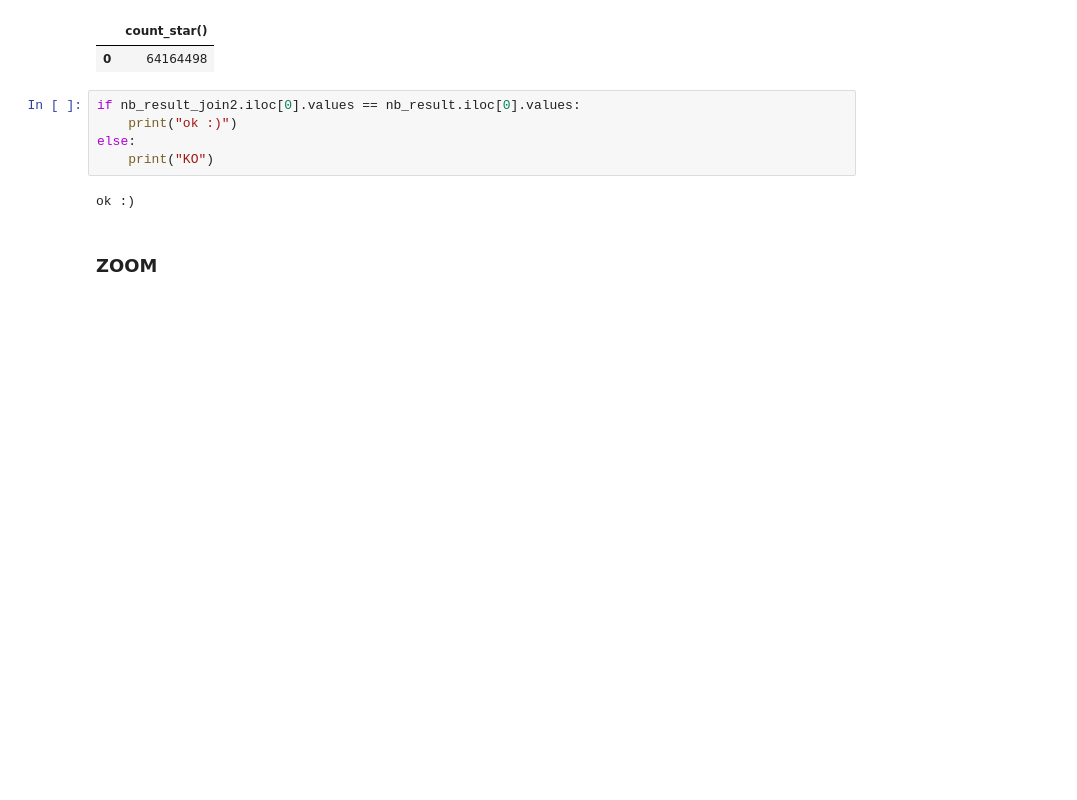
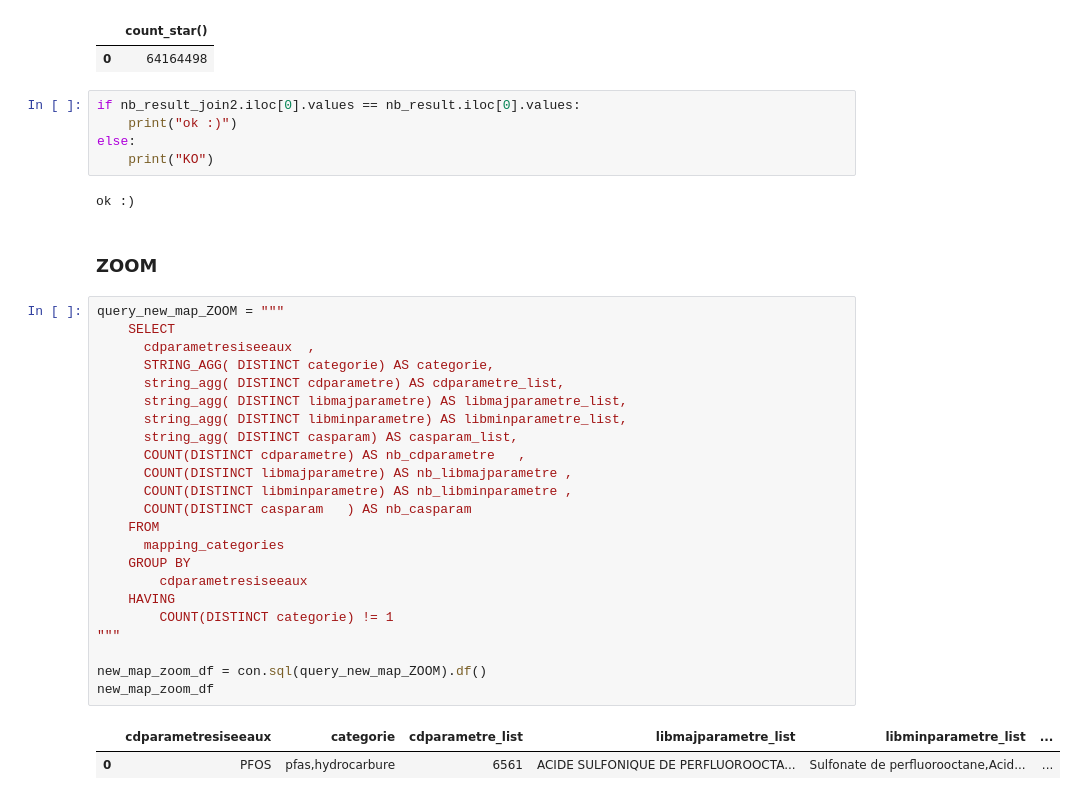
Before and after one commit to sbsrouteur/13_pollution_eau, a Jupyter notebook: analytics/notebooks/Tache165_Join-resultat-categorie.ipynb, the cells around one changed output. Cells and saved outputs as stored; diff of their text form; blank space fills up the shorter version.

```diff
--- a/analytics/notebooks/Tache165_Join-resultat-categorie.ipynb
+++ b/analytics/notebooks/Tache165_Join-resultat-categorie.ipynb
@@ -897,6 +898,32 @@ else:
 ok :)
 # %% [markdown]
 ### ZOOM
+# %%
+query_new_map_ZOOM = """
+    SELECT
+      cdparametresiseeaux  ,
+      STRING_AGG( DISTINCT categorie) AS categorie,
+      string_agg( DISTINCT cdparametre) AS cdparametre_list,
+      string_agg( DISTINCT libmajparametre) AS libmajparametre_list,
+      string_agg( DISTINCT libminparametre) AS libminparametre_list,
+      string_agg( DISTINCT casparam) AS casparam_list,
+      COUNT(DISTINCT cdparametre) AS nb_cdparametre   ,
+      COUNT(DISTINCT libmajparametre) AS nb_libmajparametre ,
+      COUNT(DISTINCT libminparametre) AS nb_libminparametre ,
+      COUNT(DISTINCT casparam	) AS nb_casparam
+    FROM
+      mapping_categories
+    GROUP BY
+        cdparametresiseeaux
+    HAVING
+        COUNT(DISTINCT categorie) != 1
+"""
+
+new_map_zoom_df = con.sql(query_new_map_ZOOM).df()
+new_map_zoom_df
+# %% [output]
+|  | cdparametresiseeaux | categorie | cdparametre_list | libmajparametre_list | libminparametre_list | ... |
+| 0 | PFOS | pfas,hydrocarbure | 6561 | ACIDE SULFONIQUE DE PERFLUOROOCTA... | Sulfonate de perfluorooctane,Acid... | ... |
 # %%
 query_new_map_ZOOM = """
     SELECT
```
Also changed, not shown: parts of 2 cells of this notebook, 2 other files.
